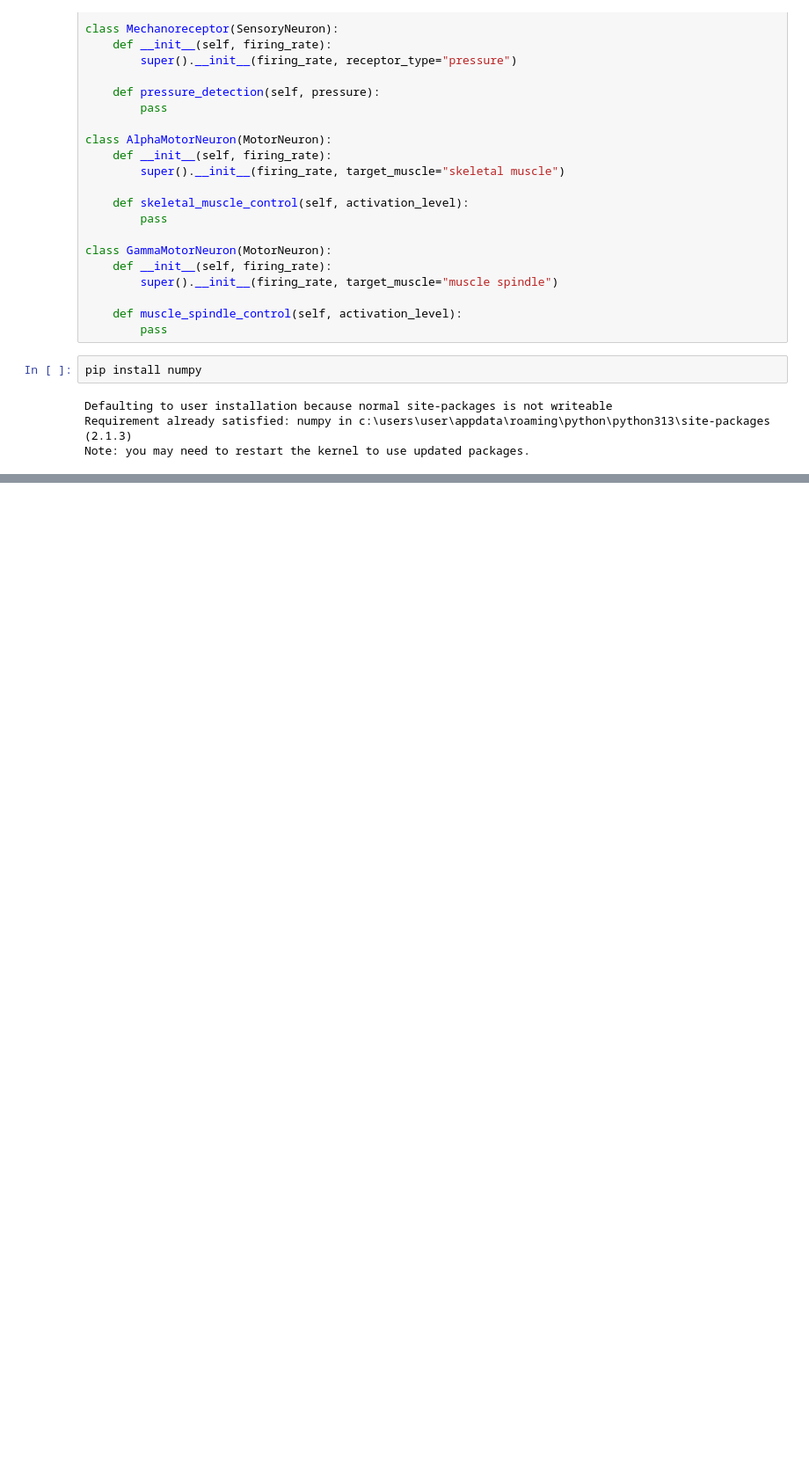
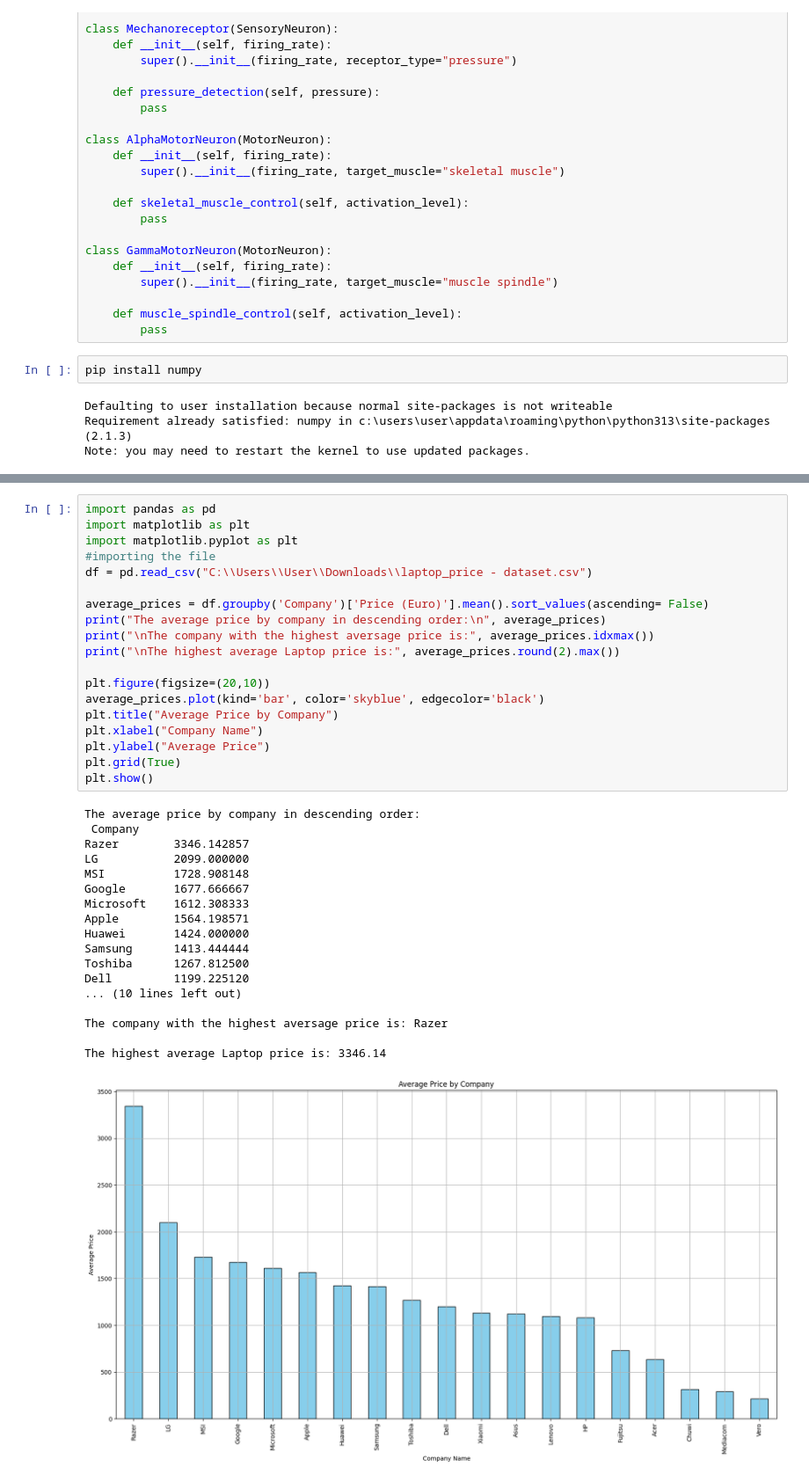
Before and after one commit to Mayadiamant/Pyhton-project, a Jupyter notebook: first_project.ipynb, the cells around one changed output, grey strips where cells are left out. Shown at 88% size. Drawn from its saved outputs; the diff is of its cells as text; blank space fills up the shorter version.

```diff
--- a/first_project.ipynb
+++ b/first_project.ipynb
@@ -158,0 +193,38 @@ Original Signal: <method-wrapper '__len__' of numpy.ndarray object at 0x...>
+# %%
+import pandas as pd
+import matplotlib as plt
+import matplotlib.pyplot as plt
+#importing the file
+df = pd.read_csv("C:\\Users\\User\\Downloads\\laptop_price - dataset.csv")
+
+average_prices = df.groupby('Company')['Price (Euro)'].mean().sort_values(ascending= False)
+print("The average price by company in descending order:\n", average_prices)
+print("\nThe company with the highest aversage price is:", average_prices.idxmax())
+print("\nThe highest average Laptop price is:", average_prices.round(2).max())
+
+plt.figure(figsize=(20,10))
+average_prices.plot(kind='bar', color='skyblue', edgecolor='black')
+plt.title("Average Price by Company")
+plt.xlabel("Company Name")
+plt.ylabel("Average Price")
+plt.grid(True)
+plt.show()
+# %% [output]
+The average price by company in descending order:
+ Company
+Razer        3346.142857
+LG           2099.000000
+MSI          1728.908148
+Google       1677.666667
+Microsoft    1612.308333
+Apple        1564.198571
+Huawei       1424.000000
+Samsung      1413.444444
+Toshiba      1267.812500
+Dell         1199.225120
+... (10 lines left out)
+
+The company with the highest aversage price is: Razer
+
+The highest average Laptop price is: 3346.14
+[figure, added]
```
Also changed, not shown: parts of 11 cells of this notebook.
